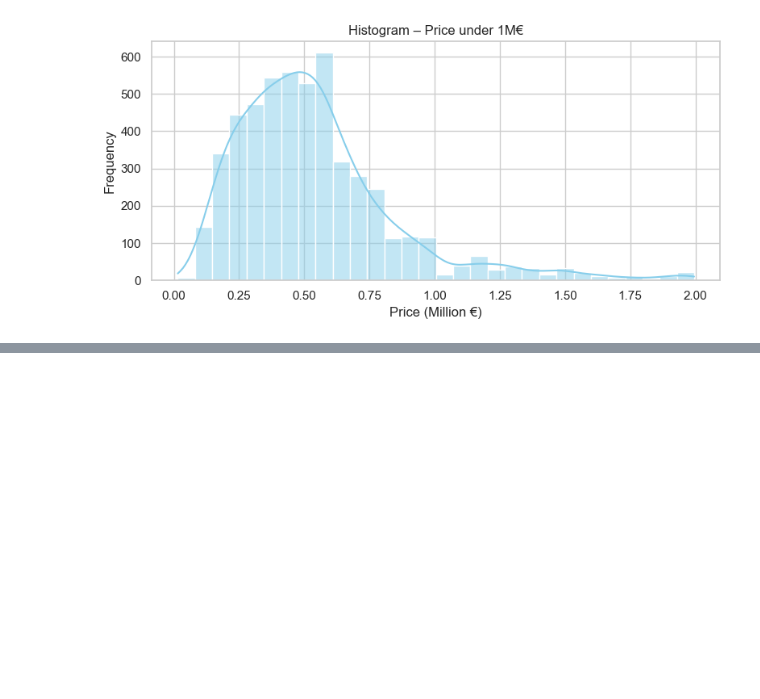
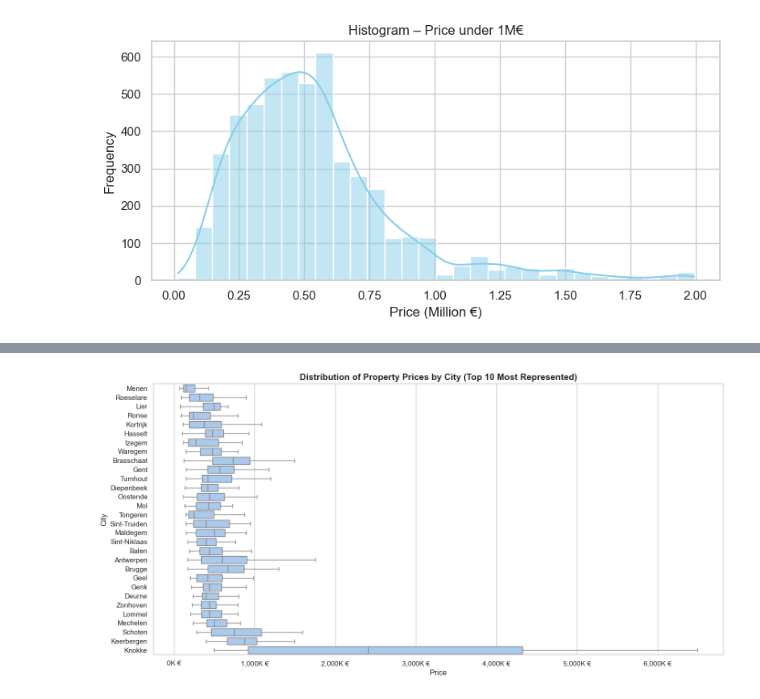
Before and after one commit to subllings/real-estate-price-predictor, a Jupyter notebook: notebooks/01_exploration_zimmo_sjchoti_sol_prop.ipynb, the cells around one changed output, grey strips where cells are left out. Saved outputs shown, nothing was run; the diff lists cells and outputs as text; code cells hidden in the pictures; blank space fills up the shorter version.

```diff
--- a/notebooks/01_exploration_zimmo_sjchoti_sol_prop.ipynb
+++ b/notebooks/01_exploration_zimmo_sjchoti_sol_prop.ipynb
@@ -453,0 +524,26 @@ for col in quantitative_cols:
+# %%
+import seaborn as sns
+import matplotlib.pyplot as plt
+import matplotlib.ticker as ticker
+
+# Keep only the 10 most represented cities in the dataset
+top_cities = df_cleaned["city"].value_counts().nlargest(30).index
+df_top = df_cleaned[df_cleaned["city"].isin(top_cities)]
+
+# Plot boxplots of price distribution by city
+plt.figure(figsize=(14, 7))
+sns.set(style="whitegrid", palette="pastel")
+
+ax = sns.boxplot(data=df_top, y="city", x="price", orient="h", showfliers=False)
+
+# Format x-axis as thousands €
+ax.xaxis.set_major_formatter(ticker.FuncFormatter(lambda x, _: f"{int(x / 1000):,}K €"))
+
+# Labels and title
+plt.title("Distribution of Property Prices by City (Top 10 Most Represented)", fontsize=14, weight='bold')
+plt.xlabel("Price", fontsize=12)
+plt.ylabel("City", fontsize=12)
+plt.tight_layout()
+plt.show()
+# %% [output]
+[figure, added]
```
Also changed, not shown: parts of 12 cells of this notebook.
